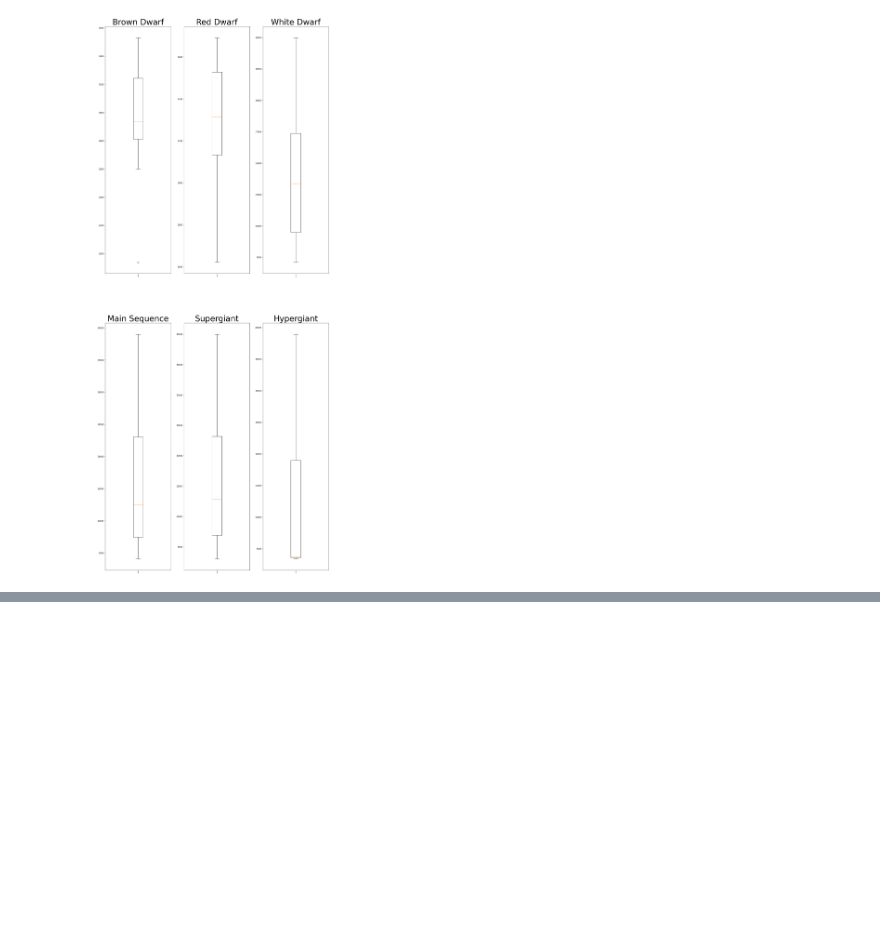
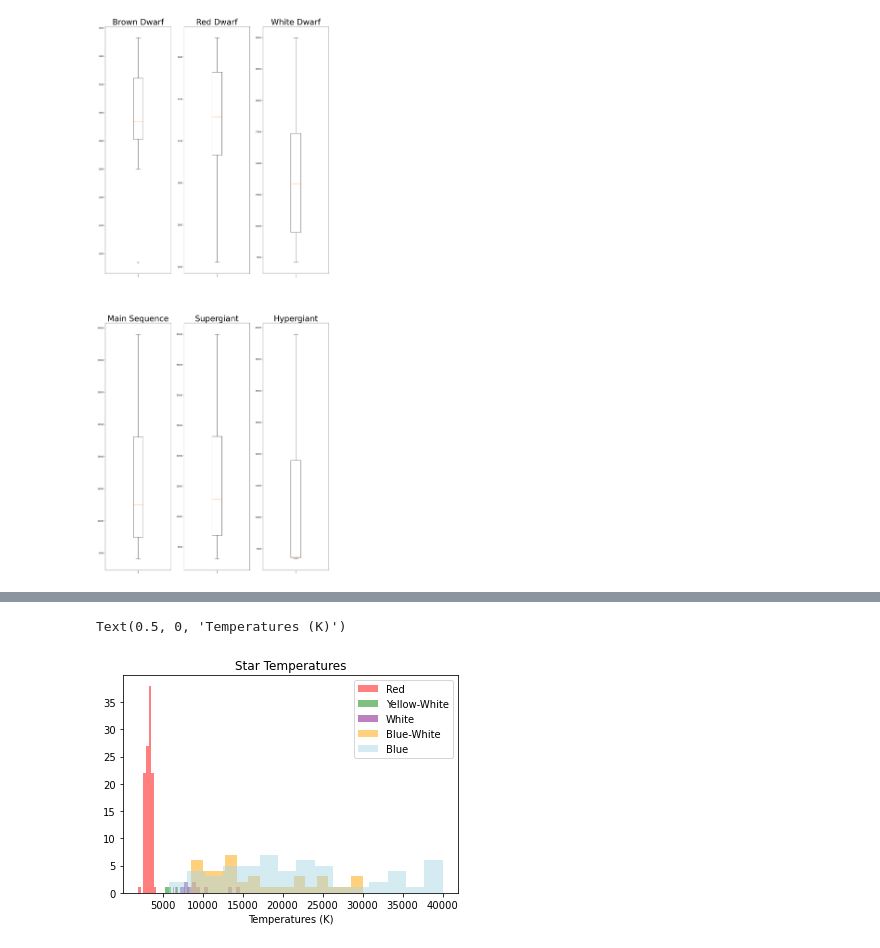
Before and after one commit to Jonathan-Serrano/ACM-Research-coding-challenge-23S, a Jupyter notebook: ACM-Research-coding-challenge-23S-Code.ipynb, the cells around one changed output, grey strips where cells are left out. Drawn from its saved outputs; the diff is of its cells as text; code cells hidden in the pictures; blank space fills up the shorter version.

```diff
--- a/ACM-Research-coding-challenge-23S-Code.ipynb
+++ b/ACM-Research-coding-challenge-23S-Code.ipynb
@@ -117,0 +155,20 @@ blah blah blah
+# %%
+Red_Star = star_data[star_data["Star color"] == "Red"]["Temperature (K)"] # Get red stars
+Yellow_white_star = star_data[star_data["Star color"]
+                              == "Yellow-white"]["Temperature (K)"] # Get yellow-white stars
+White_star = star_data[star_data["Star color"] == "White"]["Temperature (K)"] # Get white stars
+Blue_White_star = star_data[star_data["Star color"]
+                            == "Blue-White"]["Temperature (K)"] # Get blue-white stars
+Blue = star_data[star_data["Star color"] == "Blue"]["Temperature (K)"] # Get blue stars
+
+plt.hist(Red_Star, label="Red", alpha=0.5, color="Red", bins=15) # Histogram
+plt.hist(Yellow_white_star, label="Yellow-White", alpha=0.5, color="Green", bins=15) # Histogram
+plt.hist(White_star, label ="White", alpha=0.5, color="Purple", bins=15) # Histogram
+plt.hist(Blue_White_star, label ="Blue-White", alpha=0.5, color="orange", bins=15) # Histogram
+plt.hist(Blue, label ="Blue", alpha=0.5, color="#ADD8E6", bins=15) # Histogram
+plt.legend()
+plt.title("Star Temperatures")
+plt.xlabel("Temperatures (K)")
+# %% [output]
+Text(0.5, 0, 'Temperatures (K)')
+[figure, added]
```
Also changed, not shown: parts of 7 cells of this notebook.
